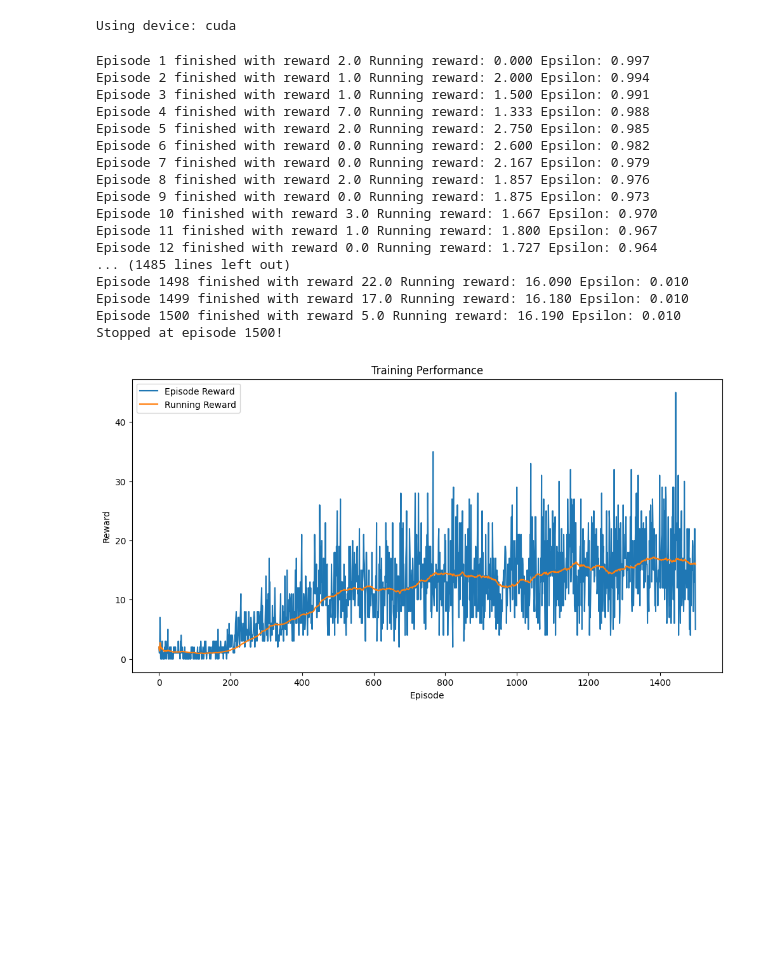
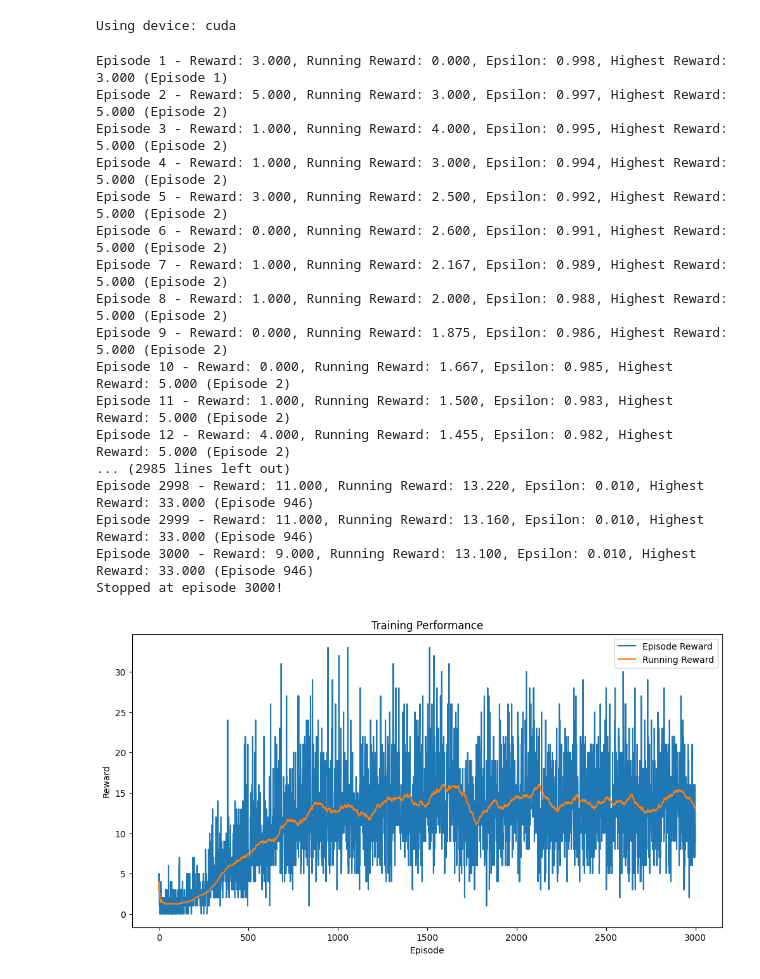
Before and after one commit to Whomstt/Atari-Breakout-DQN, a Jupyter notebook: CS4287-Prj3-21320128_21311625_21316945.ipynb, the cells around one changed output. Saved outputs shown, nothing was run; the diff lists cells and outputs as text; code cells hidden in the pictures; blank space fills up the shorter version.

Commit message:
3k episodes

```diff
--- a/CS4287-Prj3-21320128_21311625_21316945.ipynb
+++ b/CS4287-Prj3-21320128_21311625_21316945.ipynb
@@ -33,7 +33,7 @@ import matplotlib.pyplot as plt
 seed = 42
 gamma = 0.99
 learning_rate = 0.0001
-max_episodes = 1500
+max_episodes = 3000
 epsilon_max = 1
 epsilon_min = 0.01
 epsilon_decay = np.exp(np.log(epsilon_min / epsilon_max) / max_episodes)
@@ -46,6 +46,10 @@ start_training_after = 1000
 update_after_actions = 4
 video_folder = "recorded_episodes"
 # %%
+# Track highest reward and episode
+highest_reward = 0
+highest_reward_episode = 0
+
 # Environment setup
 os.makedirs(video_folder, exist_ok=True)
 
@@ -248,50 +252,59 @@ try:
                     rewards_history,
                     state_history,
                     state_next_history,
                     action_history,
                     done_history,
                 ]:
                     del history[:1]
 
             if done:
                 break
-
         # Decay exploration (epsilon) after each episode
         epsilon = max(epsilon_min, epsilon * epsilon_decay)
 
         episode_count += 1
-        print(f"Episode {episode_count} finished with reward {episode_reward} Running reward: {running_reward:.3f} Epsilon: {epsilon:.3f}")
+
+        # Update highest reward and episode
+        if episode_reward > highest_reward:
+            highest_reward = episode_reward
+            highest_reward_episode = episode_count
+
+        print(
+            f"Episode {episode_count} - Reward: {episode_reward:.3f}, "
+            f"Running Reward: {running_reward:.3f}, Epsilon: {epsilon:.3f}, "
+            f"Highest Reward: {highest_reward:.3f} (Episode {highest_reward_episode})"
+        )
 
         # Collect rewards for plotting
         episode_rewards.append(episode_reward)
         running_reward = np.mean(episode_rewards[-100:])
         running_rewards.append(running_reward)
 
         # Termination conditions
         if episode_count >= max_episodes:
             print(f"Stopped at episode {episode_count}!")
             break
 finally:
     env.close()
 
 # Plot the training performance
 plot_training_performance(episode_rewards, running_rewards)
 # %% [output]
-Episode 1 finished with reward 2.0 Running reward: 0.000 Epsilon: 0.997
-Episode 2 finished with reward 1.0 Running reward: 2.000 Epsilon: 0.994
-Episode 3 finished with reward 1.0 Running reward: 1.500 Epsilon: 0.991
-Episode 4 finished with reward 7.0 Running reward: 1.333 Epsilon: 0.988
-Episode 5 finished with reward 2.0 Running reward: 2.750 Epsilon: 0.985
-Episode 6 finished with reward 0.0 Running reward: 2.600 Epsilon: 0.982
-Episode 7 finished with reward 0.0 Running reward: 2.167 Epsilon: 0.979
-Episode 8 finished with reward 2.0 Running reward: 1.857 Epsilon: 0.976
-Episode 9 finished with reward 0.0 Running reward: 1.875 Epsilon: 0.973
-Episode 10 finished with reward 3.0 Running reward: 1.667 Epsilon: 0.970
-Episode 11 finished with reward 1.0 Running reward: 1.800 Epsilon: 0.967
-Episode 12 finished with reward 0.0 Running reward: 1.727 Epsilon: 0.964
-... (1485 lines left out)
-Episode 1498 finished with reward 22.0 Running reward: 16.090 Epsilon: 0.010
-Episode 1499 finished with reward 17.0 Running reward: 16.180 Epsilon: 0.010
-Episode 1500 finished with reward 5.0 Running reward: 16.190 Epsilon: 0.010
-Stopped at episode 1500!
+Episode 1 - Reward: 3.000, Running Reward: 0.000, Epsilon: 0.998, Highest Reward: 3.000 (Episode 1)
+Episode 2 - Reward: 5.000, Running Reward: 3.000, Epsilon: 0.997, Highest Reward: 5.000 (Episode 2)
+Episode 3 - Reward: 1.000, Running Reward: 4.000, Epsilon: 0.995, Highest Reward: 5.000 (Episode 2)
+Episode 4 - Reward: 1.000, Running Reward: 3.000, Epsilon: 0.994, Highest Reward: 5.000 (Episode 2)
+Episode 5 - Reward: 3.000, Running Reward: 2.500, Epsilon: 0.992, Highest Reward: 5.000 (Episode 2)
+Episode 6 - Reward: 0.000, Running Reward: 2.600, Epsilon: 0.991, Highest Reward: 5.000 (Episode 2)
+Episode 7 - Reward: 1.000, Running Reward: 2.167, Epsilon: 0.989, Highest Reward: 5.000 (Episode 2)
+Episode 8 - Reward: 1.000, Running Reward: 2.000, Epsilon: 0.988, Highest Reward: 5.000 (Episode 2)
+Episode 9 - Reward: 0.000, Running Reward: 1.875, Epsilon: 0.986, Highest Reward: 5.000 (Episode 2)
+Episode 10 - Reward: 0.000, Running Reward: 1.667, Epsilon: 0.985, Highest Reward: 5.000 (Episode 2)
+Episode 11 - Reward: 1.000, Running Reward: 1.500, Epsilon: 0.983, Highest Reward: 5.000 (Episode 2)
+Episode 12 - Reward: 4.000, Running Reward: 1.455, Epsilon: 0.982, Highest Reward: 5.000 (Episode 2)
+... (2985 lines left out)
+Episode 2998 - Reward: 11.000, Running Reward: 13.220, Epsilon: 0.010, Highest Reward: 33.000 (Episode 946)
+Episode 2999 - Reward: 11.000, Running Reward: 13.160, Epsilon: 0.010, Highest Reward: 33.000 (Episode 946)
+Episode 3000 - Reward: 9.000, Running Reward: 13.100, Epsilon: 0.010, Highest Reward: 33.000 (Episode 946)
+Stopped at episode 3000!
-[figure, old version]
+[figure, new version]
```
